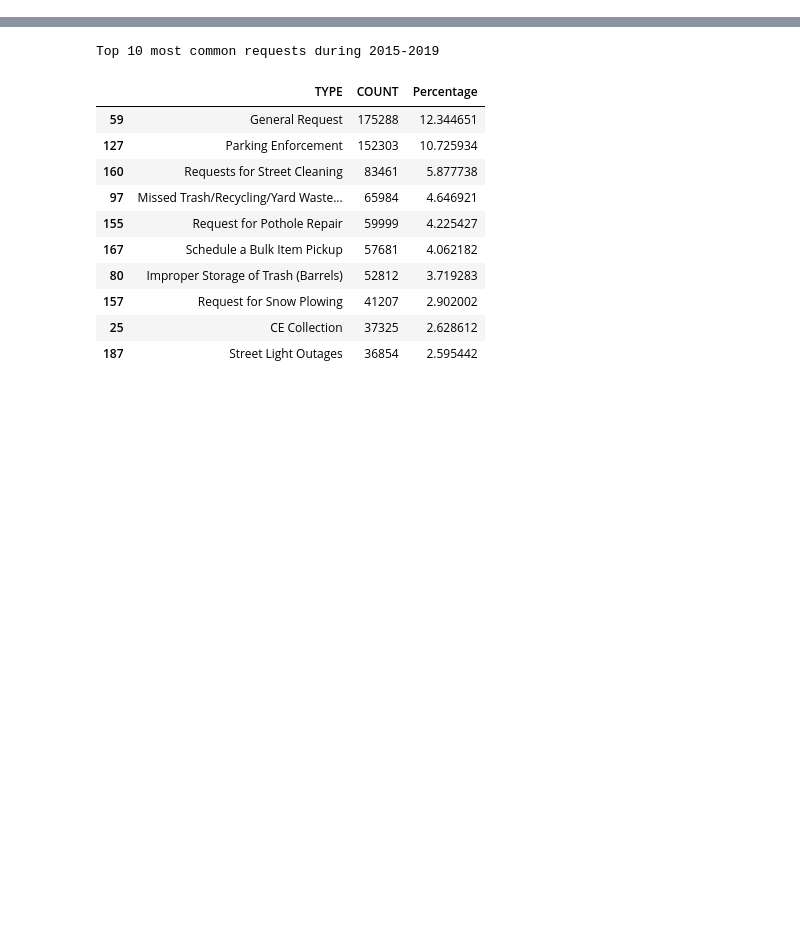
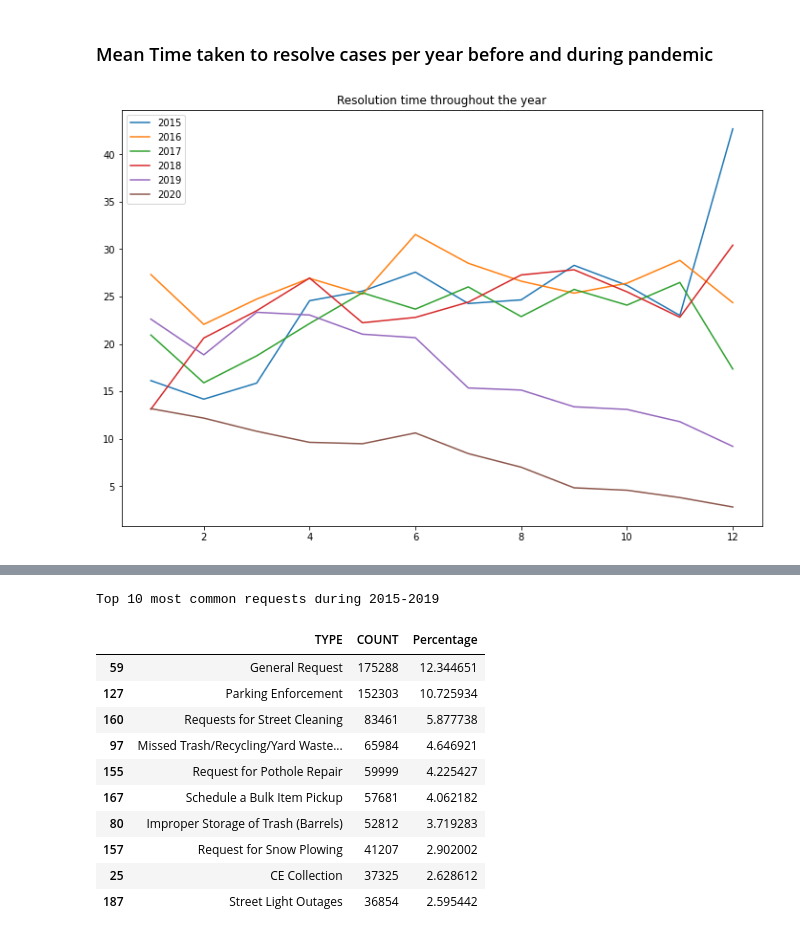
Before and after one commit to Cap10nem0/2021Fall_finals, a Jupyter notebook: 311_requests.ipynb, the cells around one changed output, grey strips where cells are left out. Cells and saved outputs as stored; diff of their text form; code cells hidden in the pictures; blank space fills up the shorter version.

```diff
--- a/311_requests.ipynb
+++ b/311_requests.ipynb
@@ -33,9 +29,10 @@ def parse_date(dateStr: str):
 # %%
-pre_covid_records['OPEN_DAY'] = pre_covid_records['OPEN_DT'].apply(lambda entry : parse_date(entry).day)
-pre_covid_records['OPEN_MONTH'] = pre_covid_records['OPEN_DT'].apply(lambda entry : parse_date(entry).month)
-pre_covid_records['OPEN_YEAR'] = pre_covid_records['OPEN_DT'].apply(lambda entry : parse_date(entry).year)
+# converting date columns to datetime from string
 
+pre_covid_records['OPEN_DT'] = pd.to_datetime(pre_covid_records['OPEN_DT'])
+pre_covid_records['CLOSED_DT'] = pd.to_datetime(pre_covid_records['CLOSED_DT'])
+# pre_covid_records.dtypes
 
-post_covid_records['OPEN_DAY'] = post_covid_records['OPEN_DT'].apply(lambda entry : parse_date(entry).day)
-post_covid_records['OPEN_MONTH'] = post_covid_records['OPEN_DT'].apply(lambda entry : parse_date(entry).month)
-post_covid_records['OPEN_YEAR'] = post_covid_records['OPEN_DT'].apply(lambda entry : parse_date(entry).year)
+post_covid_records['OPEN_DT'] = pd.to_datetime(post_covid_records['OPEN_DT'])
+post_covid_records['CLOSED_DT'] = pd.to_datetime(post_covid_records['CLOSED_DT'])
+# post_covid_records.dtypes
@@ -41,0 +81,22 @@ post_covid_records['OPEN_YEAR'] = post_covid_records['OPEN_DT'].apply(lambda ent
+# %% [markdown]
+### Mean Time taken to resolve cases per year before and during pandemic
+# %%
+years = pre_covid_records['OPEN_DT'].dt.year.unique() # List of unique years to plot
+records_by_year = {}
+for year in years:
+    records_by_year[year] = pre_covid_records[pre_covid_records['OPEN_DT'].dt.year == year]
+
+for year in post_covid_records['OPEN_DT'].dt.year.unique():
+    records_by_year[year] = post_covid_records[post_covid_records['OPEN_DT'].dt.year == year]
+
+plt.figure(figsize=(12,8))
+for year, records in records_by_year.items():
+    x = range(1, 13)
+    y = [records[records['OPEN_DT'].dt.month == month]['RESOLUTION_TIME'].mean(skipna=True) for month in x]
+    plt.plot(x, y, label=year)
+
+plt.legend()
+plt.title('Resolution time throughout the year')
+plt.show()
+# %% [output]
+[figure, added]
```
Also changed, not shown: parts of 47 cells of this notebook, 3 other files.
